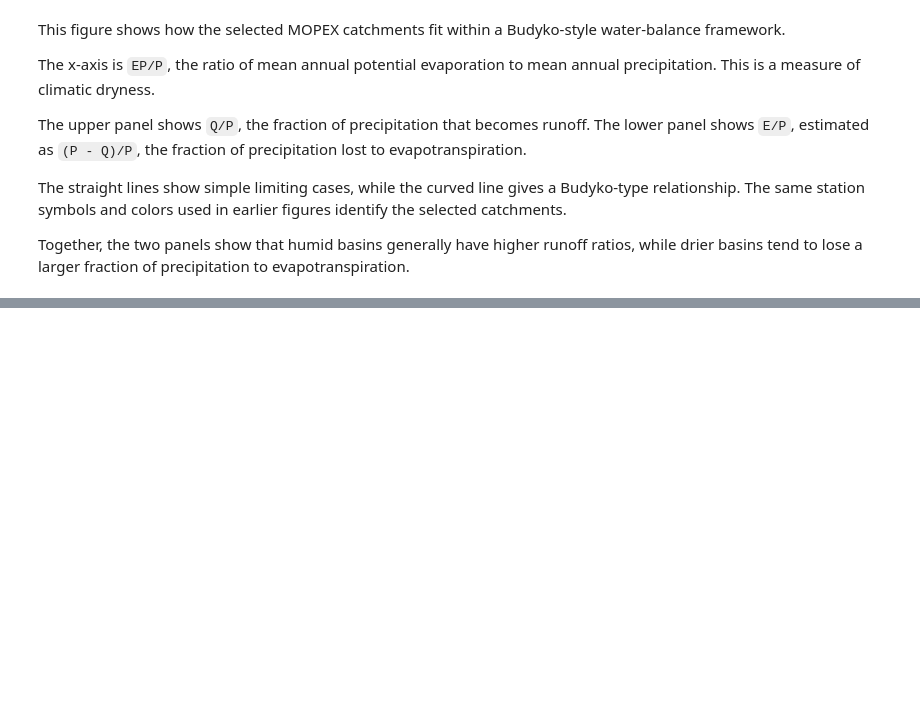
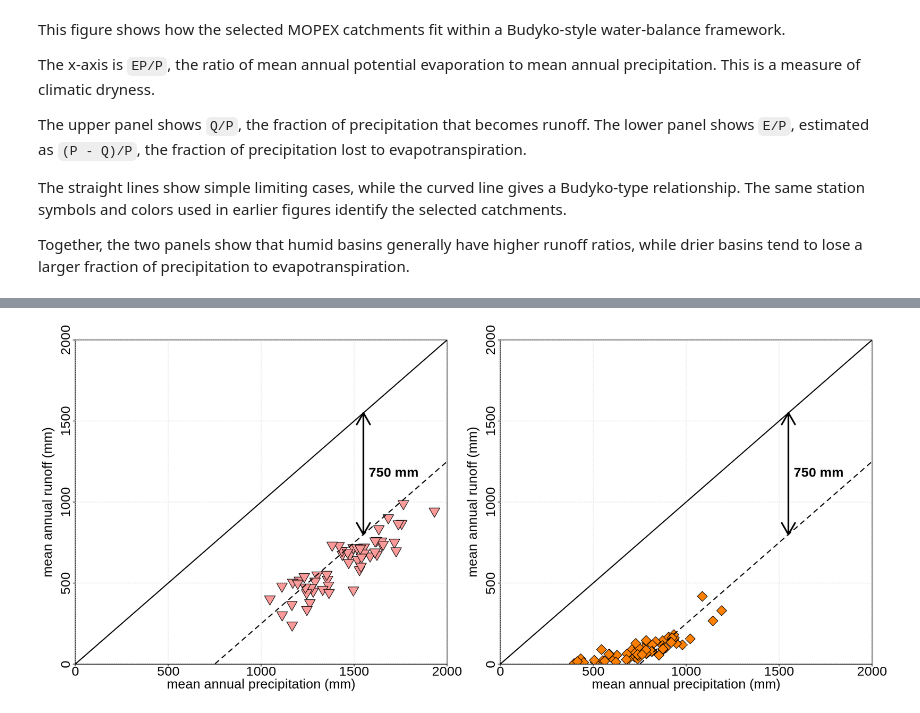
Before and after one commit to alviglio/AlbJupyters, a Jupyter notebook: SivaGuenterPeterBook/Chapter01draft01.ipynb, the cells around one changed output, grey strips where cells are left out. Saved outputs shown, nothing was run; the diff lists cells and outputs as text; code cells hidden in the pictures; blank space fills up the shorter version.

```diff
--- a/SivaGuenterPeterBook/Chapter01draft01.ipynb
+++ b/SivaGuenterPeterBook/Chapter01draft01.ipynb
@@ -334,0 +351,23 @@ Together, the two panels show that humid basins generally have higher runoff rat
+# %%
+options(repr.plot.width = 16, repr.plot.height = 7)
+layout(matrix(1:2, ncol=2))
+par(ps=18, mar=c(2.5,3.0,1,1)+0.50, mgp=c(1.5,0.3,0), tcl=-.2, xaxs='i', yaxs='i', las=0)
+ plot(P_GA_mm, Q_GA_mm, pch=pchFigsSiva[names(mopex_data) == '02387500'], cex=2, bg=colFigsSiva[names(mopex_data) == '02387500'],
+      xlim=c(0,2000), ylim=c(0,2000), xlab='mean annual precipitation (mm)', ylab='')
+   grid()
+  title(ylab='mean annual runoff (mm)', line=2)
+  abline(0, 1, lwd=2)
+  abline(-750, 1, lty=2, lwd=2)
+  arrows(x0=1550, y0=1550-750, y1=1550, length=0.25, angle=30, code=3, lwd=3)
+  text(1550, 1550-375, label='750 mm', pos=4, font=2)
+
+ plot(P_KS_mm, Q_KS_mm, pch=pchFigsSiva[names(mopex_data) == '07144200'], cex=2, bg=colFigsSiva[names(mopex_data) == '07144200'],
+      xlim=c(0,2000), ylim=c(0,2000), xlab='mean annual precipitation (mm)', ylab='')
+   grid()
+  title(ylab='mean annual runoff (mm)', line=2)
+  abline(0, 1, lwd=2)
+  abline(-750, 1, lty=2, lwd=2)
+  arrows(x0=1550, y0=1550-750, y1=1550, length=0.25, angle=30, code=3, lwd=3)
+  text(1550, 1550-375, label='750 mm', pos=4, font=2)
+# %% [output]
+[figure, added]
```
Also changed, not shown: parts of 5 cells of this notebook.
